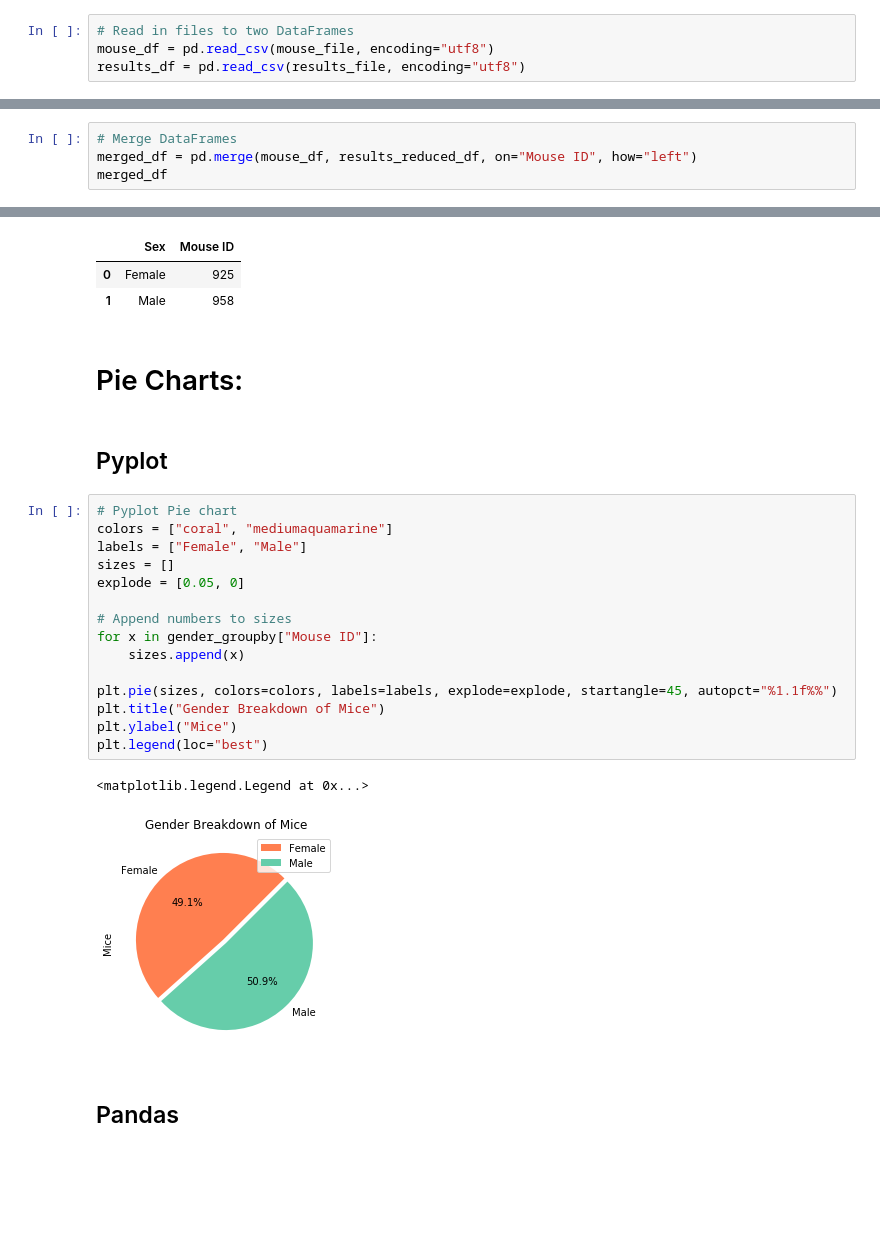
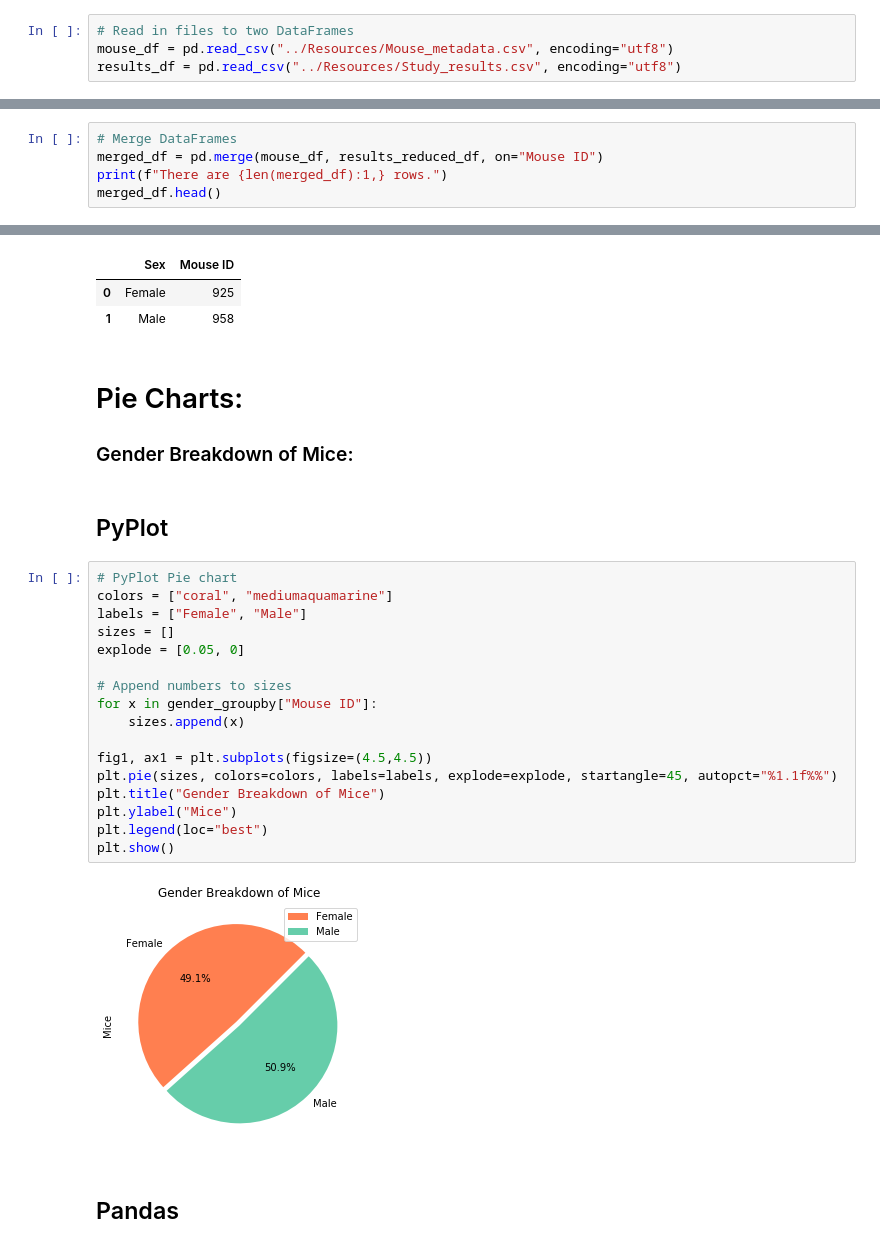
Before and after one commit to juliabrunett/matplotlib-challenge, a Jupyter notebook: Pymaceuticals/pymaceuticals.ipynb, the cells around one changed output, grey strips where cells are left out. Drawn from its saved outputs; the diff is of its cells as text; blank space fills up the shorter version.

```diff
--- a/Pymaceuticals/pymaceuticals.ipynb
+++ b/Pymaceuticals/pymaceuticals.ipynb
@@ -17,5 +15,5 @@ results_file = "../Resources/Study_results.csv"
 # %%
 # Read in files to two DataFrames
-mouse_df = pd.read_csv(mouse_file, encoding="utf8")
-results_df = pd.read_csv(results_file, encoding="utf8")
+mouse_df = pd.read_csv("../Resources/Mouse_metadata.csv", encoding="utf8")
+results_df = pd.read_csv("../Resources/Study_results.csv", encoding="utf8")
 # %%
@@ -78,5 +71,6 @@ results_reduced_df
 # %%
 # Merge DataFrames
-merged_df = pd.merge(mouse_df, results_reduced_df, on="Mouse ID", how="left")
-merged_df
+merged_df = pd.merge(mouse_df, results_reduced_df, on="Mouse ID")
+print(f"There are {len(merged_df):1,} rows.")
+merged_df.head()
 # %% [output]
@@ -280,26 +267,28 @@ gender_groupby.head()
 | 1 | Male | 958 |
 # %% [markdown]
 # Pie Charts:
+### Gender Breakdown of Mice:
 # %% [markdown]
-## Pyplot
+## PyPlot
 # %%
-# Pyplot Pie chart
+# PyPlot Pie chart
 colors = ["coral", "mediumaquamarine"]
 labels = ["Female", "Male"]
 sizes = []
 explode = [0.05, 0]
 
 # Append numbers to sizes
 for x in gender_groupby["Mouse ID"]:
     sizes.append(x)
 
+fig1, ax1 = plt.subplots(figsize=(4.5,4.5))
 plt.pie(sizes, colors=colors, labels=labels, explode=explode, startangle=45, autopct="%1.1f%%")
 plt.title("Gender Breakdown of Mice")
 plt.ylabel("Mice")
 plt.legend(loc="best")
+plt.show()
 # %% [output]
-<matplotlib.legend.Legend at 0x...>
-[figure, old version]
+[figure, new version]
 # %% [markdown]
 ## Pandas
 # %%
```
Also changed, not shown: parts of 77 cells of this notebook, 1 other file.
